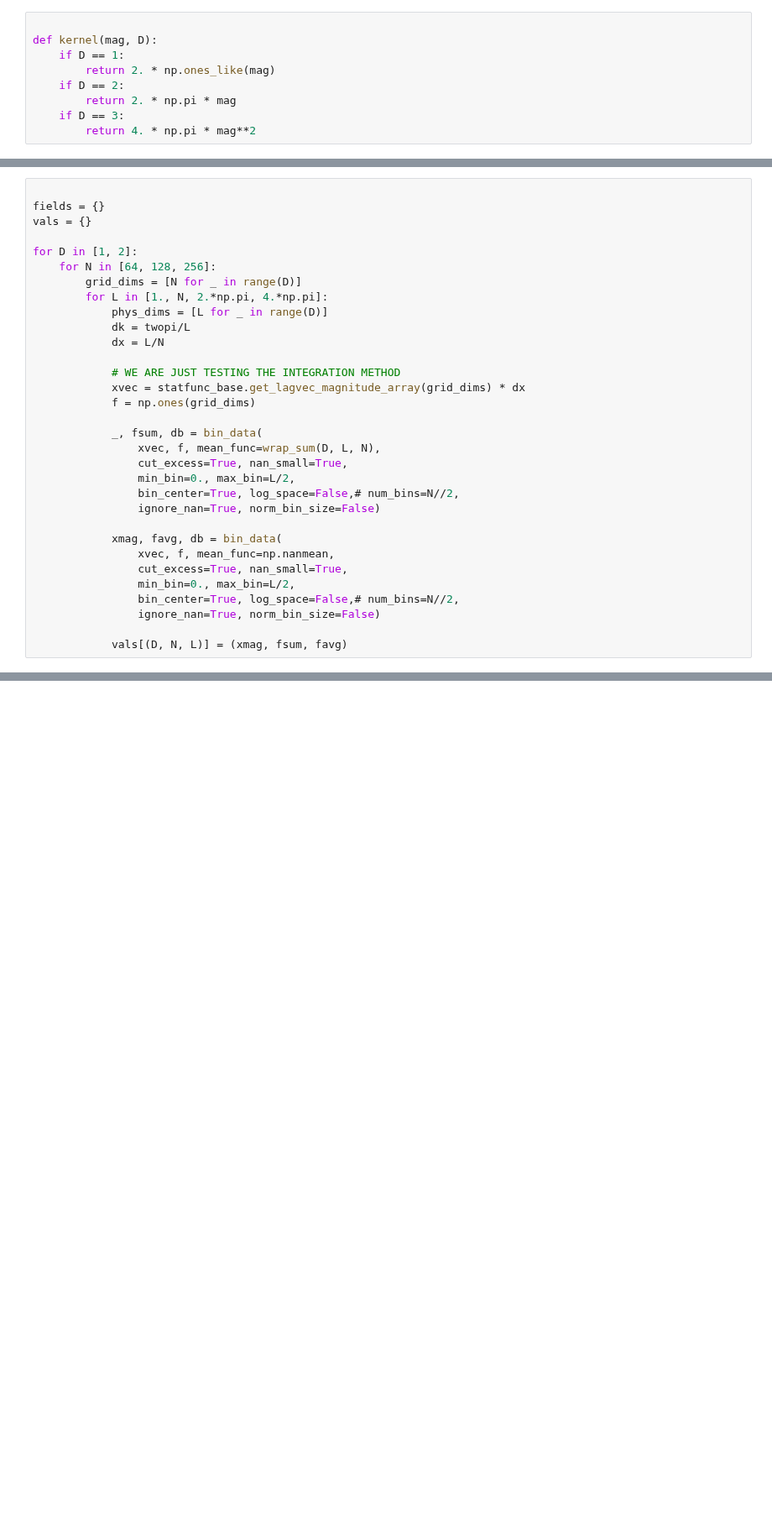
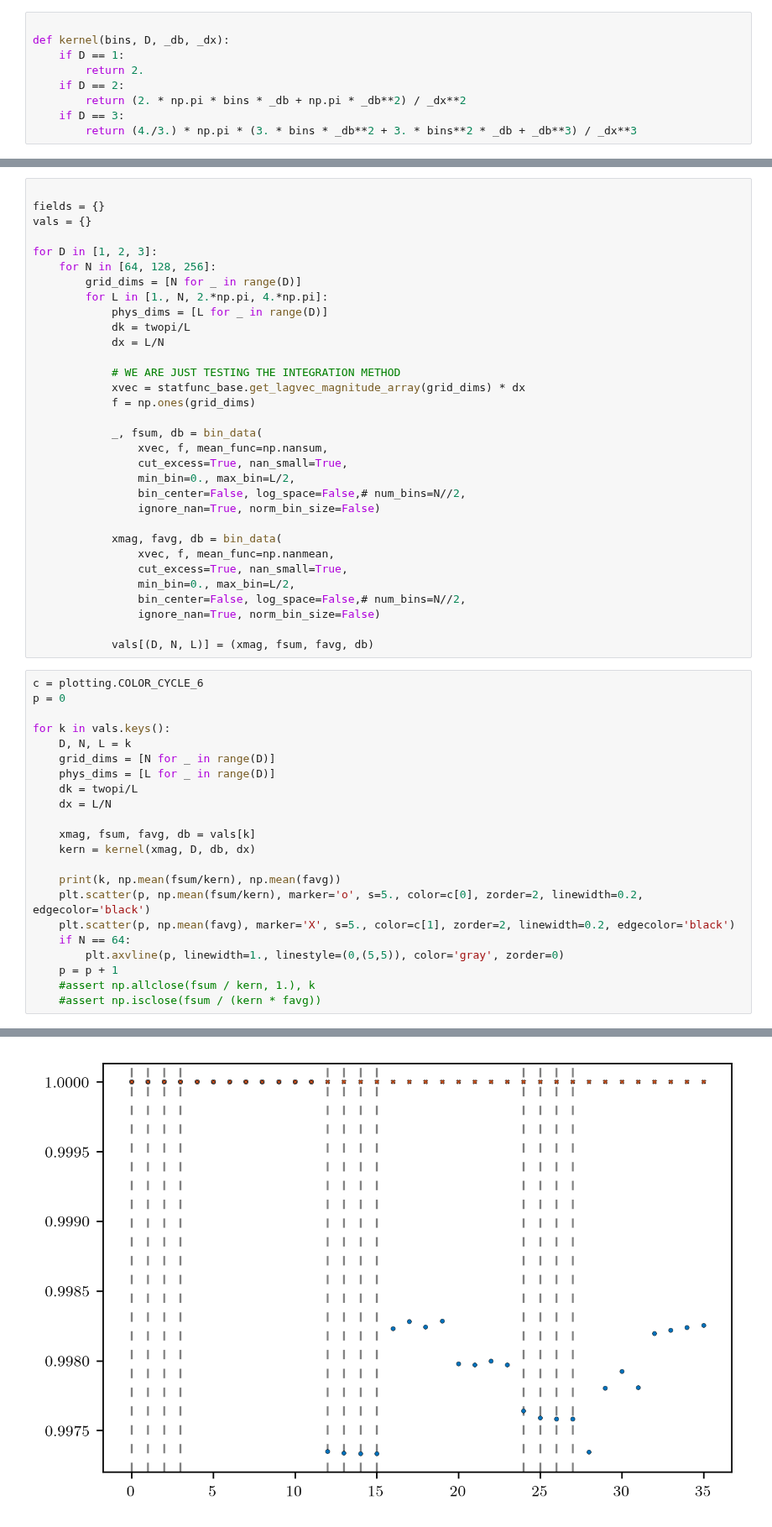
Before and after one commit to mab68/Kea, a Jupyter notebook: example_notebooks/integration.ipynb, the cells around one changed output, grey strips where cells are left out. Shown at 84% size. Saved outputs shown, nothing was run; the diff lists cells and outputs as text; blank space fills up the shorter version.

```diff
--- a/example_notebooks/integration.ipynb
+++ b/example_notebooks/integration.ipynb
@@ -25,13 +25,13 @@ twopi = 2.*np.pi
 dk = twopi/L
 # %%
 
-def kernel(mag, D):
+def kernel(bins, D, _db, _dx):
     if D == 1:
-        return 2. * np.ones_like(mag)
+        return 2.
     if D == 2:
-        return 2. * np.pi * mag
+        return (2. * np.pi * bins * _db + np.pi * _db**2) / _dx**2
     if D == 3:
-        return 4. * np.pi * mag**2
+        return (4./3.) * np.pi * (3. * bins * _db**2 + 3. * bins**2 * _db + _db**3) / _dx**3
 # %%
 from scipy.stats import binned_statistic
 
@@ -164,7 +154,7 @@ def bin_data(nar, ar, mean_func=np.nansum, std_func=np.nanstd,
 fields = {}
 vals = {}
 
-for D in [1, 2]:
+for D in [1, 2, 3]:
     for N in [64, 128, 256]:
         grid_dims = [N for _ in range(D)]
         for L in [1., N, 2.*np.pi, 4.*np.pi]:
@@ -177,17 +167,40 @@ for D in [1, 2]:
             f = np.ones(grid_dims)
 
             _, fsum, db = bin_data(
-                xvec, f, mean_func=wrap_sum(D, L, N),
+                xvec, f, mean_func=np.nansum,
                 cut_excess=True, nan_small=True,
                 min_bin=0., max_bin=L/2,
-                bin_center=True, log_space=False,# num_bins=N//2,
+                bin_center=False, log_space=False,# num_bins=N//2,
                 ignore_nan=True, norm_bin_size=False)
 
             xmag, favg, db = bin_data(
                 xvec, f, mean_func=np.nanmean,
                 cut_excess=True, nan_small=True,
                 min_bin=0., max_bin=L/2,
-                bin_center=True, log_space=False,# num_bins=N//2,
+                bin_center=False, log_space=False,# num_bins=N//2,
                 ignore_nan=True, norm_bin_size=False)
 
-            vals[(D, N, L)] = (xmag, fsum, favg)
+            vals[(D, N, L)] = (xmag, fsum, favg, db)
+# %%
+c = plotting.COLOR_CYCLE_6
+p = 0
+
+for k in vals.keys():
+    D, N, L = k
+    grid_dims = [N for _ in range(D)]
+    phys_dims = [L for _ in range(D)]
+    dk = twopi/L
+    dx = L/N
+
+    xmag, fsum, favg, db = vals[k]
+    kern = kernel(xmag, D, db, dx)
+
+    print(k, np.mean(fsum/kern), np.mean(favg))
+    plt.scatter(p, np.mean(fsum/kern), marker='o', s=5., color=c[0], zorder=2, linewidth=0.2, edgecolor='black')
+    plt.scatter(p, np.mean(favg), marker='X', s=5., color=c[1], zorder=2, linewidth=0.2, edgecolor='black')
+    if N == 64:
+        plt.axvline(p, linewidth=1., linestyle=(0,(5,5)), color='gray', zorder=0)
+    p = p + 1
+    #assert np.allclose(fsum / kern, 1.), k
+    #assert np.isclose(fsum / (kern * favg))
+# %% [output]
@@ -194 +224,2 @@ for D in [1, 2]:
+[figure, added]
 # %%
```
Also changed, not shown: parts of 7 cells of this notebook, 4 other files.
